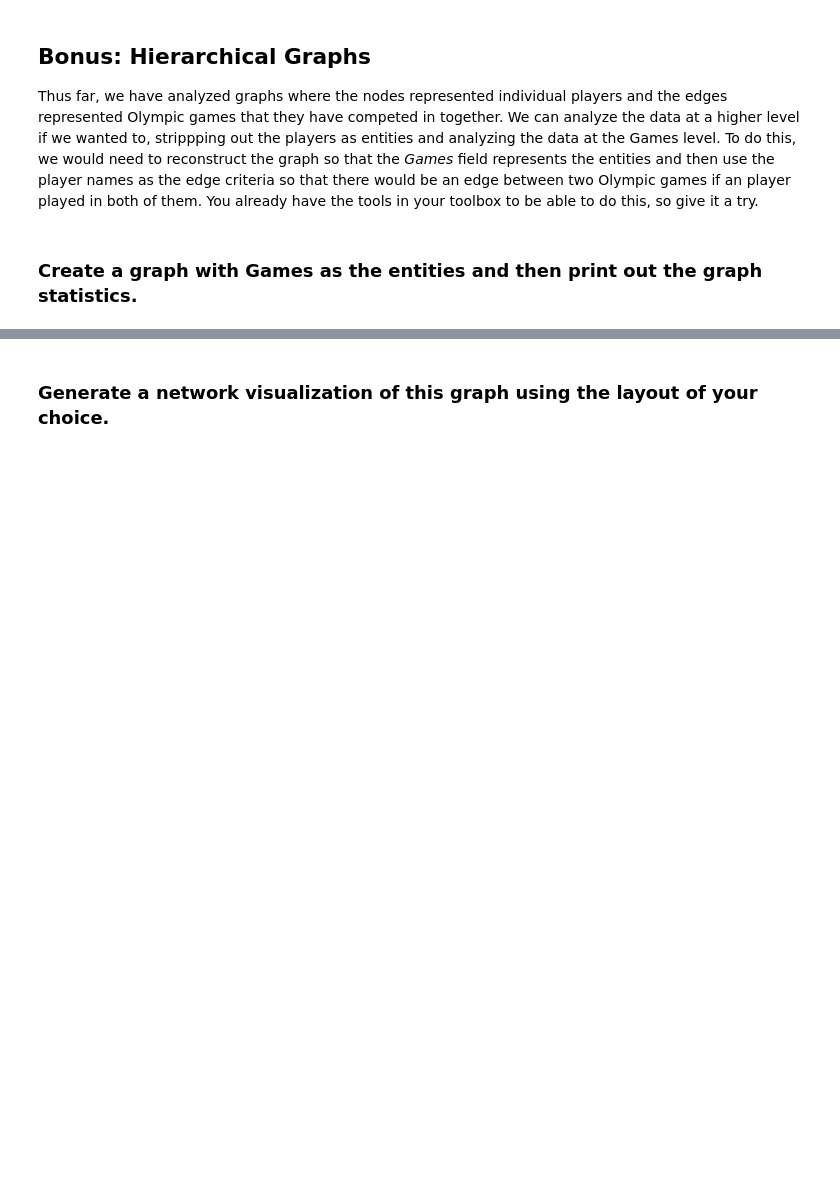
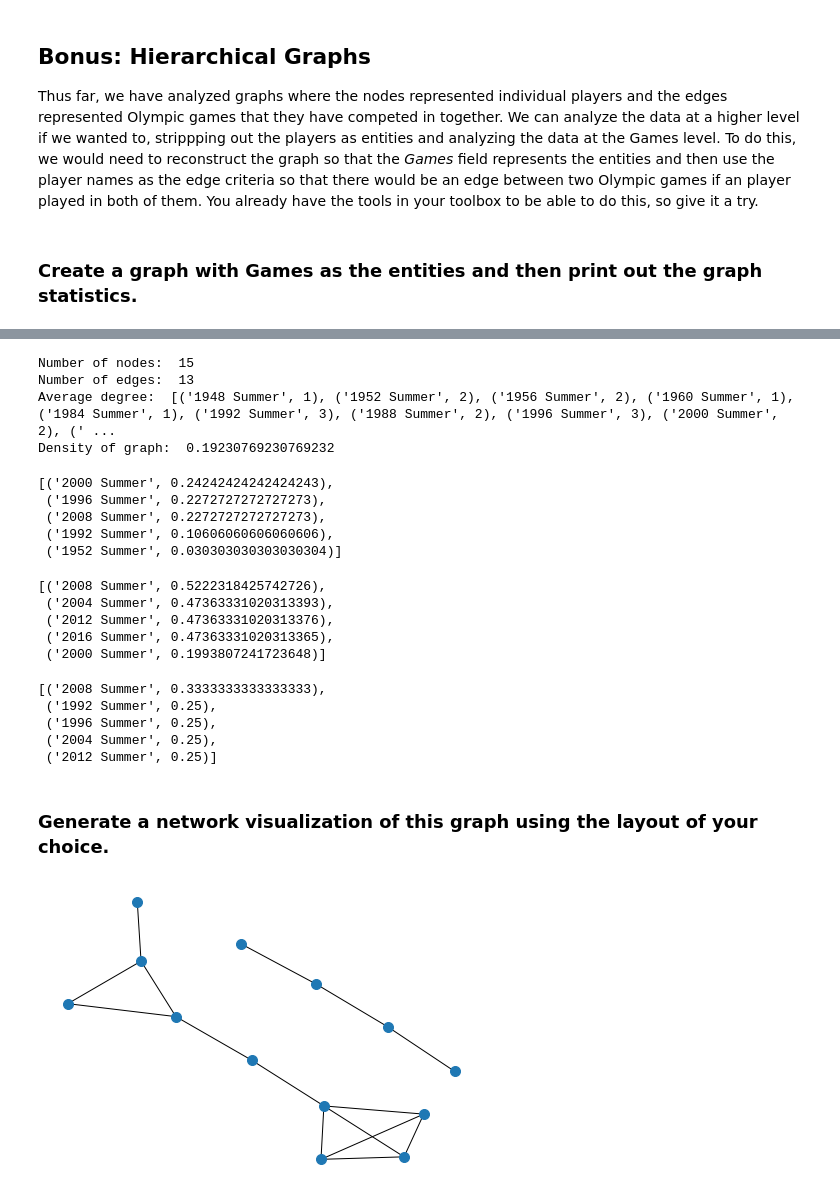
Before and after one commit to ta-datapt-bcn/lab-network-analysis, a Jupyter notebook: main.ipynb, the cells around one changed output, grey strips where cells are left out. Saved outputs shown, nothing was run; the diff lists cells and outputs as text; code cells hidden in the pictures; blank space fills up the shorter version.

```diff
--- a/main.ipynb
+++ b/main.ipynb
@@ -146,3 +146,6 @@ nx.draw(G, node_size=10, alpha=0.7, cmap=plt.cm.RdYlBu, node_color=list(partitio
 Thus far, we have analyzed graphs where the nodes represented individual players and the edges represented Olympic games that they have competed in together. We can analyze the data at a higher level if we wanted to, strippping out the players as entities and analyzing the data at the Games level. To do this, we would need to reconstruct the graph so that the *Games* field represents the entities and then use the player names as the edge criteria so that there would be an edge between two Olympic games if an player played in both of them. You already have the tools in your toolbox to be able to do this, so give it a try.
 # %% [markdown]
 ### Create a graph with Games as the entities and then print out the graph statistics.
+# %%
+data = df_to_graph(basketball, 'Games', 'Name')
+data.head()
@@ -149,2 +159,52 @@ Thus far, we have analyzed graphs where the nodes represented individual players
+# %%
+G = nx.from_pandas_edgelist(data, source='Games_x', target='Games_y', edge_attr=True,)
+
+# Statistics of the graph
+print("Number of nodes: ", G.size())
+print("Number of edges: ", G.order())
+print("Average degree: ", G.degree())
+print("Density of graph: ", nx.density(G))
+# %% [output]
+Number of nodes:  15
+Number of edges:  13
+Average degree:  [('1948 Summer', 1), ('1952 Summer', 2), ('1956 Summer', 2), ('1960 Summer', 1), ('1984 Summer', 1), ('1992 Summer', 3), ('1988 Summer', 2), ('1996 Summer', 3), ('2000 Summer', 2), (' ...
+Density of graph:  0.19230769230769232
+# %%
+# Between Centrality (Top 5 Nodes)
+bc = nx.betweenness_centrality(G)
+sorted_bc = {k: bc[k] for k in sorted(bc, key=bc.get, reverse=True)}
+list(sorted_bc.items())[0:5]
+# %% [output]
+[('2000 Summer', 0.24242424242424243),
+ ('1996 Summer', 0.2272727272727273),
+ ('2008 Summer', 0.2272727272727273),
+ ('1992 Summer', 0.10606060606060606),
+ ('1952 Summer', 0.030303030303030304)]
+# %%
+# Eigenvalue Centrality (Top 5 Nodes)
+ec = nx.eigenvector_centrality_numpy(G)
+sorted_ec = {k: ec[k] for k in sorted(ec, key=ec.get, reverse=True)}
+list(sorted_ec.items())[0:5]
+# %% [output]
+[('2008 Summer', 0.5222318425742726),
+ ('2004 Summer', 0.47363331020313393),
+ ('2012 Summer', 0.47363331020313376),
+ ('2016 Summer', 0.47363331020313365),
+ ('2000 Summer', 0.1993807241723648)]
+# %%
+# Degree Centrality (Top 5 Nodes)
+dc = nx.degree_centrality(G)
+sorted_dc = {k: dc[k] for k in sorted(dc, key=dc.get, reverse=True)}
+list(sorted_dc.items())[0:5]
+# %% [output]
+[('2008 Summer', 0.3333333333333333),
+ ('1992 Summer', 0.25),
+ ('1996 Summer', 0.25),
+ ('2004 Summer', 0.25),
+ ('2012 Summer', 0.25)]
 # %% [markdown]
 ### Generate a network visualization of this graph using the layout of your choice.
+# %%
+nx.draw_kamada_kawai(G, node_size=100, alpha=1)
+# %% [output]
+[figure, added]
```
Also changed, not shown: parts of 1 cell of this notebook.
